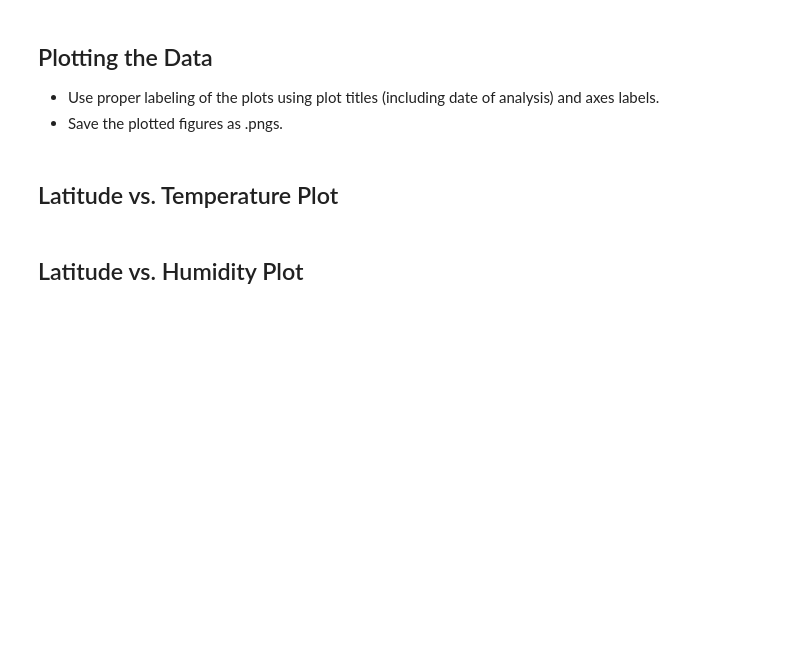
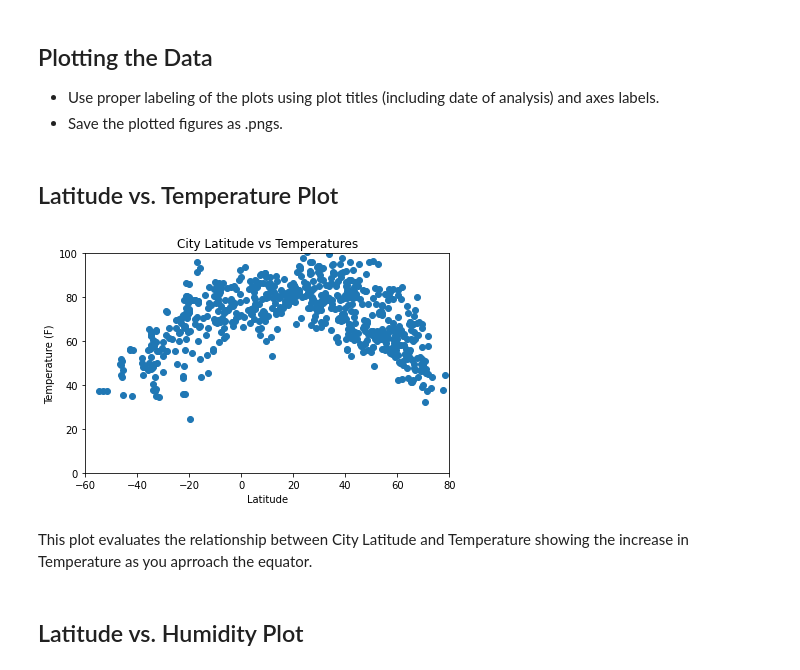
Before and after one commit to eddyannobil/python-api-challenge, a Jupyter notebook: WeatherPy/WeatherPy.ipynb, the cells around one changed output. Saved outputs shown, nothing was run; the diff lists cells and outputs as text; code cells hidden in the pictures; blank space fills up the shorter version.

Commit message:
added plots

```diff
--- a/WeatherPy/WeatherPy.ipynb
+++ b/WeatherPy/WeatherPy.ipynb
@@ -170,5 +170,22 @@ humidity_df
 * Save the plotted figures as .pngs.
 # %% [markdown]
 ## Latitude vs. Temperature Plot
+# %%
+x_values = cities_df["Lat"]
+y_values = cities_df["Max Temp"]
+
+plt.scatter(x_values,y_values)
+plt.title('City Latitude vs Temperatures')
+plt.xlabel('Latitude')
+plt.ylabel('Temperature (F)')
+plt.ylim(0, 100)
+plt.xlim(-60, 80)
+plt.tight_layout()
+plt.savefig("Images/lat_temp.png")
+plt.show()
+# %% [output]
+[figure, added]
+# %% [markdown]
+This plot evaluates the relationship between City Latitude and Temperature showing the increase in Temperature as you aprroach the equator.
 # %% [markdown]
 ## Latitude vs. Humidity Plot
```
Also changed, not shown: parts of 9 cells of this notebook, 5 other files.
